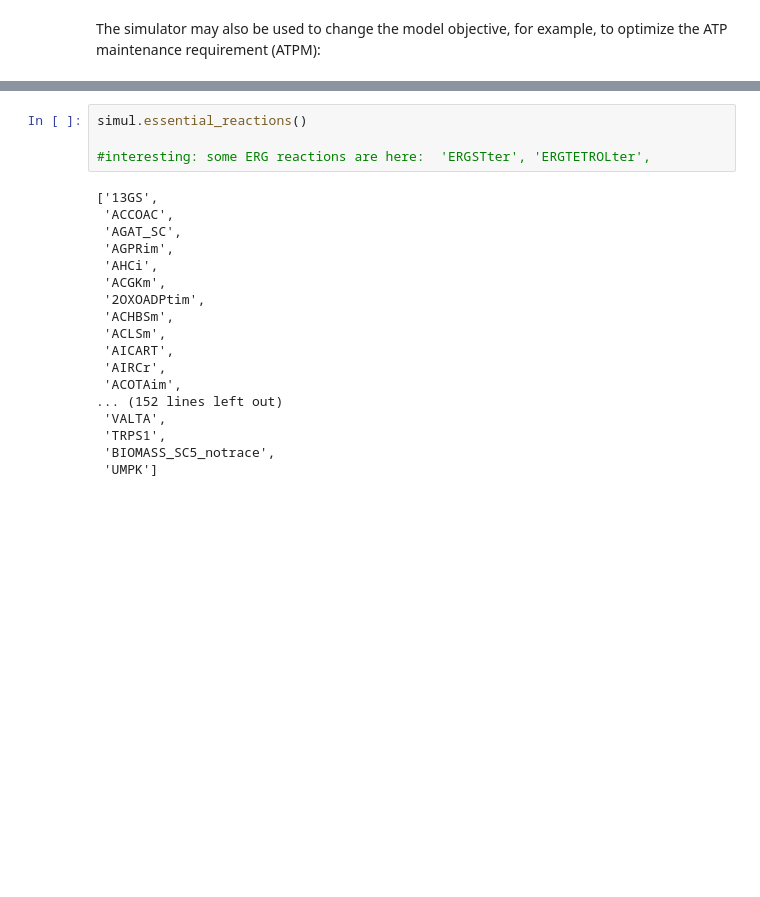
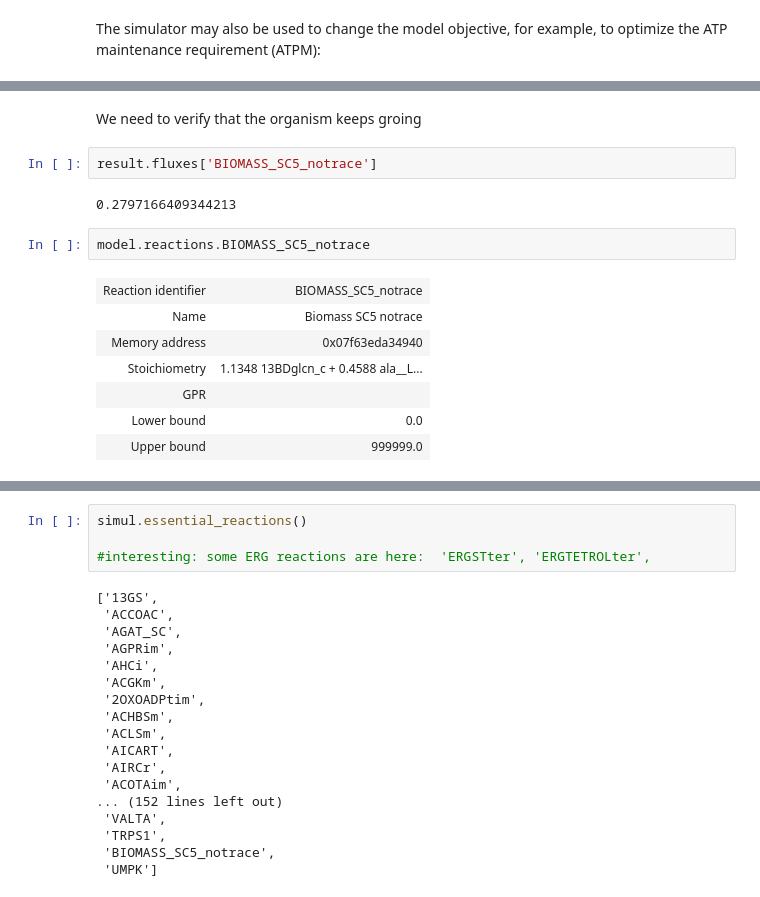
Before and after one commit to 27410/27410-group-assigment-group_3, a Jupyter notebook: misc/Bertram/Test_mewpy.ipynb, the cells around one changed output, grey strips where cells are left out. Drawn from its saved outputs; the diff is of its cells as text; blank space fills up the shorter version.

```diff
--- a/misc/Bertram/Test_mewpy.ipynb
+++ b/misc/Bertram/Test_mewpy.ipynb
@@ -244,0 +282,16 @@ The simulator may also be used to change the model objective, for example, to op
+# %% [markdown]
+We need to verify that the organism keeps groing
+# %%
+result.fluxes['BIOMASS_SC5_notrace']
+# %% [output]
+0.2797166409344213
+# %%
+model.reactions.BIOMASS_SC5_notrace
+# %% [output]
+| Reaction identifier | BIOMASS_SC5_notrace |
+| Name | Biomass SC5 notrace |
+| Memory address | 0x07f63eda34940 |
+| Stoichiometry | 1.1348 13BDglcn_c + 0.4588 ala__L... |
+| GPR |  |
+| Lower bound | 0.0 |
+| Upper bound | 999999.0 |
```
Also changed, not shown: parts of 40 cells of this notebook, 15 other files.
